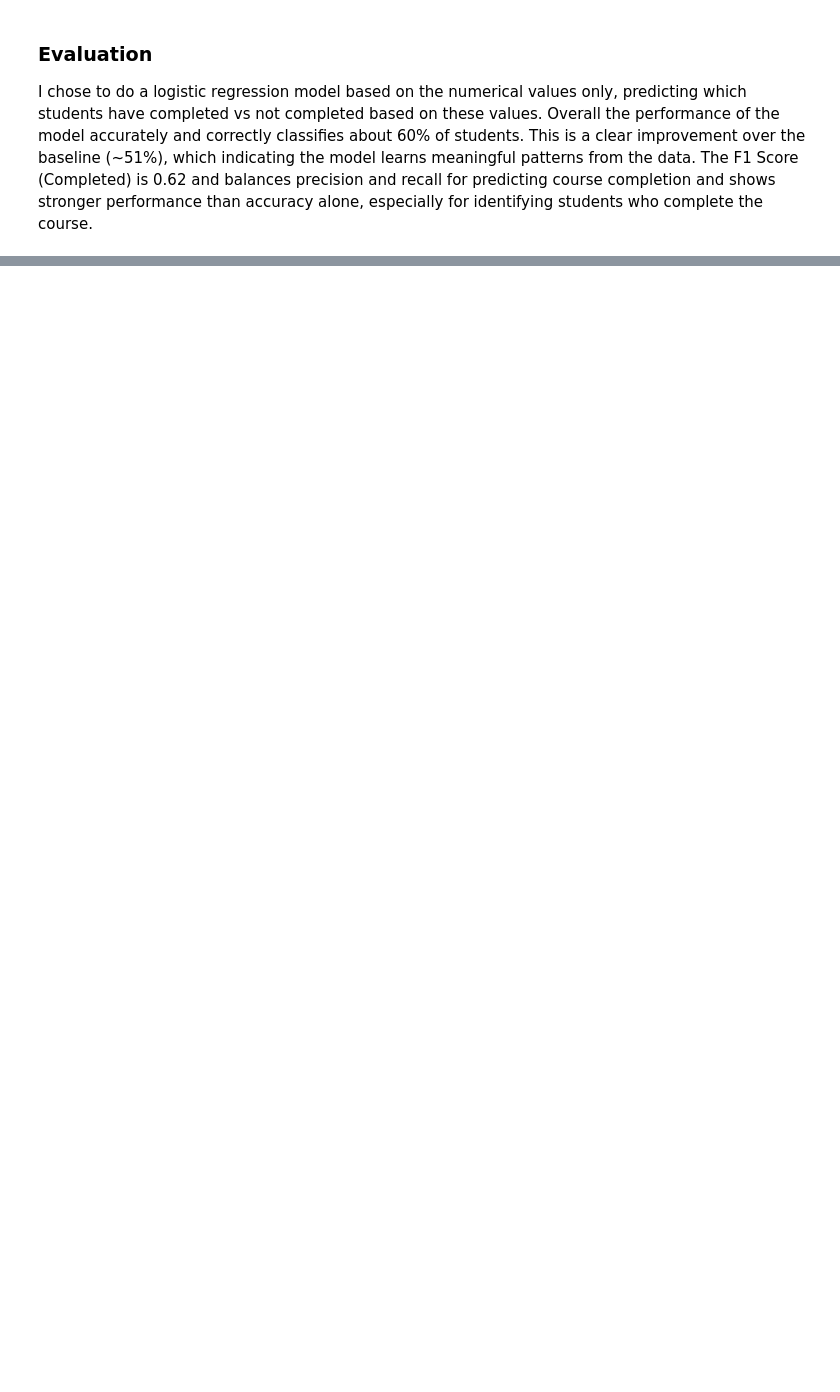
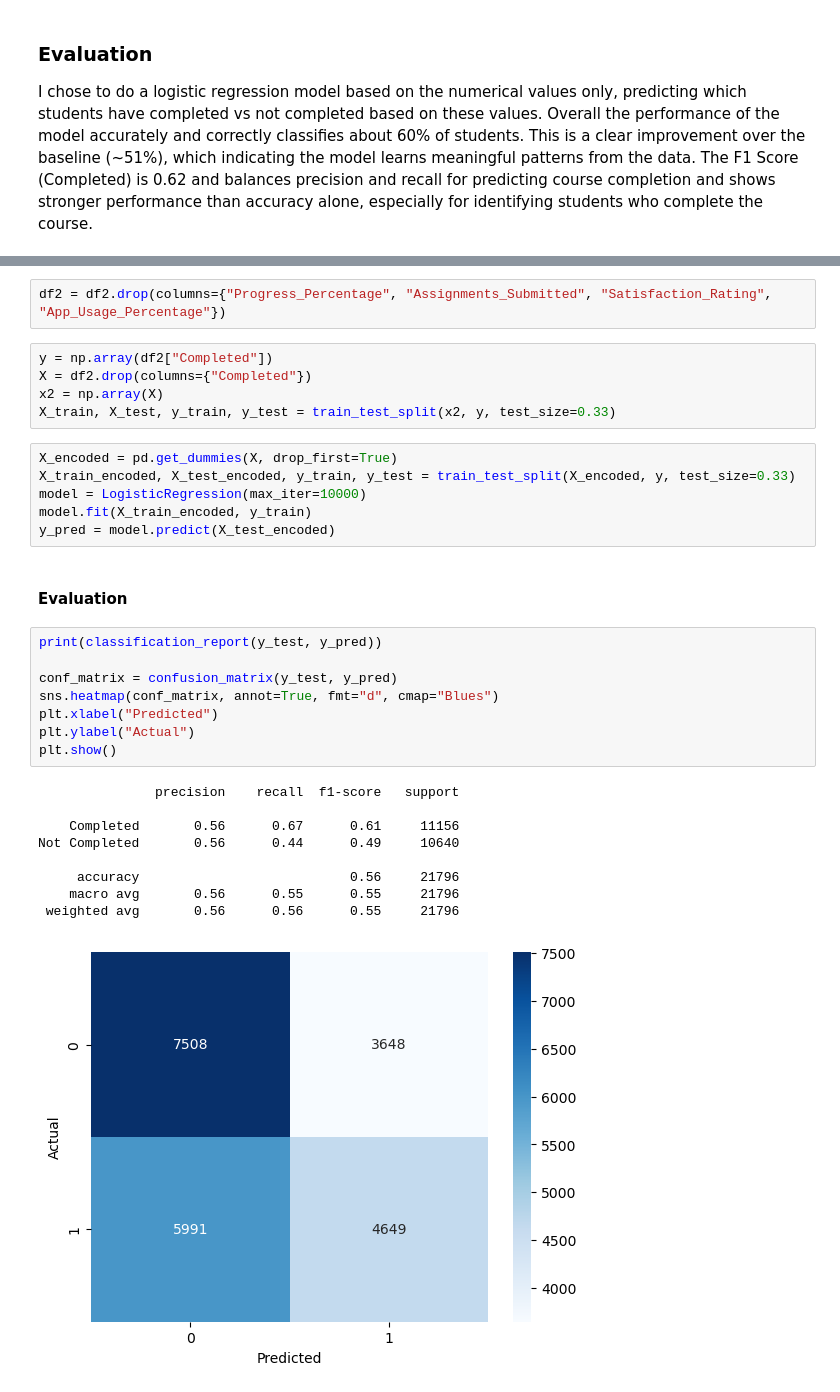
Before and after one commit to AkeemSemperDataScience/data3450-project-v1251-group_6, a Jupyter notebook: START_Project.ipynb, the cells around one changed output, grey strips where cells are left out. Saved outputs shown, nothing was run; the diff lists cells and outputs as text; blank space fills up the shorter version.

```diff
--- a/START_Project.ipynb
+++ b/START_Project.ipynb
@@ -632,0 +661,33 @@ Overall the performance of the model accurately and correctly classifies about 6
+# %%
+df2 = df2.drop(columns={"Progress_Percentage", "Assignments_Submitted", "Satisfaction_Rating", "App_Usage_Percentage"})
+# %%
+y = np.array(df2["Completed"])
+X = df2.drop(columns={"Completed"})
+x2 = np.array(X)
+X_train, X_test, y_train, y_test = train_test_split(x2, y, test_size=0.33)
+# %%
+X_encoded = pd.get_dummies(X, drop_first=True)
+X_train_encoded, X_test_encoded, y_train, y_test = train_test_split(X_encoded, y, test_size=0.33)
+model = LogisticRegression(max_iter=10000)
+model.fit(X_train_encoded, y_train)
+y_pred = model.predict(X_test_encoded)
+# %% [markdown]
+#### Evaluation
+# %%
+print(classification_report(y_test, y_pred))
+
+conf_matrix = confusion_matrix(y_test, y_pred)
+sns.heatmap(conf_matrix, annot=True, fmt="d", cmap="Blues")
+plt.xlabel("Predicted")
+plt.ylabel("Actual")
+plt.show()
+# %% [output]
+               precision    recall  f1-score   support
+
+    Completed       0.56      0.67      0.61     11156
+Not Completed       0.56      0.44      0.49     10640
+
+     accuracy                           0.56     21796
+    macro avg       0.56      0.55      0.55     21796
+ weighted avg       0.56      0.56      0.55     21796
+[figure, added]
```
Also changed, not shown: parts of 13 cells of this notebook.
